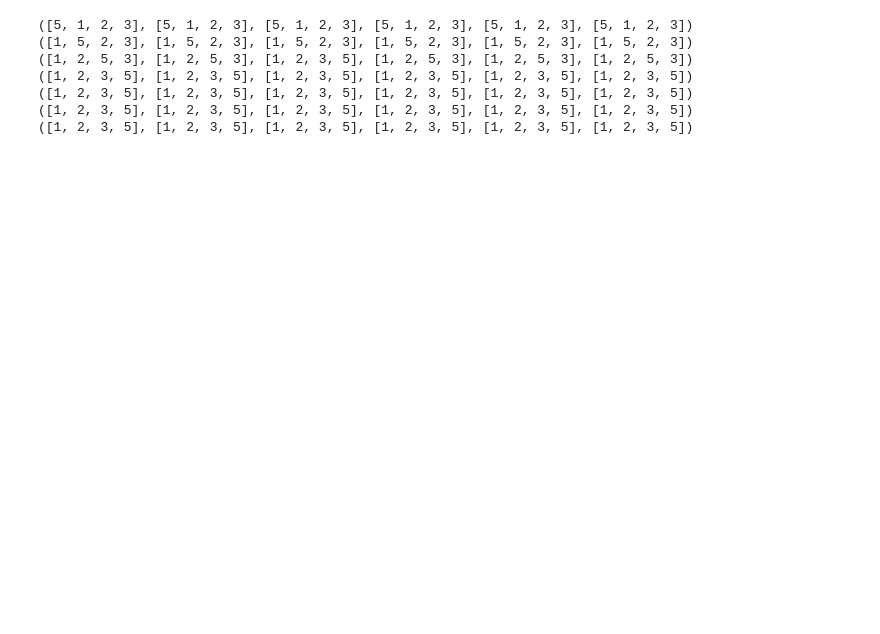
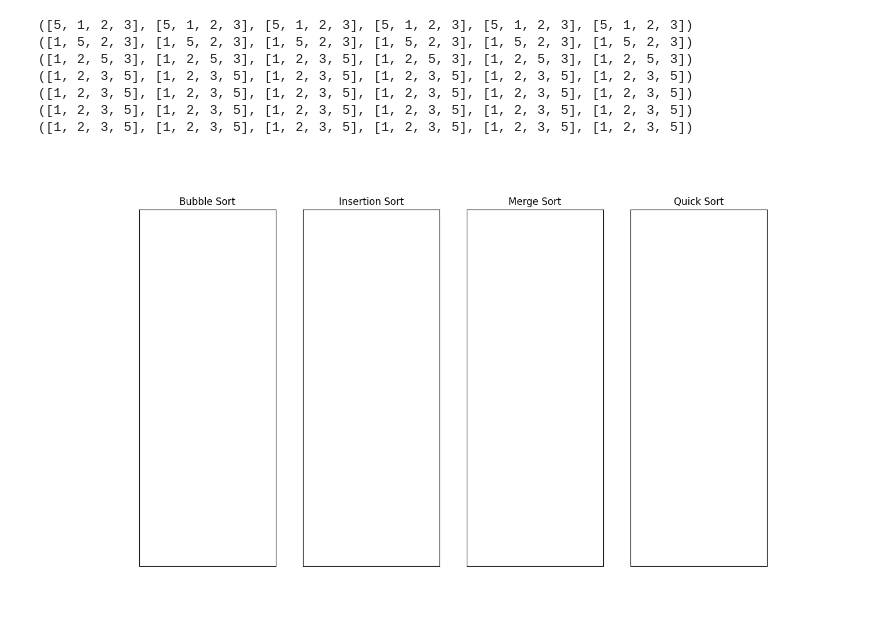
Before and after one commit to Pinkwjp/sorting-visualizer, a Jupyter notebook: src/sorting_animation.ipynb, the cells around one changed output. Cells and saved outputs as stored; diff of their text form; code cells hidden in the pictures; blank space fills up the shorter version.

```diff
--- a/src/sorting_animation.ipynb
+++ b/src/sorting_animation.ipynb
@@ -82,3 +85,88 @@ for results in zip_longest(gen_bubble_sort(nums), gen_insertion_sort(nums),
 ([1, 2, 3, 5], [1, 2, 3, 5], [1, 2, 3, 5], [1, 2, 3, 5], [1, 2, 3, 5], [1, 2, 3, 5])
 ([1, 2, 3, 5], [1, 2, 3, 5], [1, 2, 3, 5], [1, 2, 3, 5], [1, 2, 3, 5], [1, 2, 3, 5])
 ([1, 2, 3, 5], [1, 2, 3, 5], [1, 2, 3, 5], [1, 2, 3, 5], [1, 2, 3, 5], [1, 2, 3, 5])
+# %%
+%matplotlib widget
+
+import random
+import functools
+from itertools import zip_longest
+
+import matplotlib.pyplot as plt
+import matplotlib.animation as animation
+
+from importlib import reload
+import sort_funcs
+reload(sort_funcs)
+
+from sort_funcs import (gen_bubble_sort, gen_insertion_sort,
+                        gen_merge_sort, gen_quick_sort)
+
+
+# set bins and numbers
+n = 12
+hist_bins = list(range(n+1))  # edges = bins + 1
+num_min = 40
+num_max = 100
+numbers = [random.randint(num_min, num_max) for _ in range(n)]
+
+# set frames for animation
+frame_generators = [g(numbers=numbers) for g in [gen_bubble_sort, gen_insertion_sort, gen_merge_sort, gen_quick_sort]]
+frames = zip_longest(*frame_generators, fillvalue=sorted(numbers))  # some sort faster than others
+
+# set figure
+fig, (ax1, ax2, ax3, ax4) = plt.subplots(1, 4, sharey=True)
+fig.set_size_inches(14, 8)
+
+# remove ticks and labels for a clean look
+axs = [ax1, ax2, ax3, ax4]
+plt.setp(axs, xticks=[], yticks=[], ylim=(num_min * 0.5, num_max * 1.05))
+
+# set plot title
+for ax, gen in zip(axs, frame_generators):
+    ax.set_title(gen.name())
+
+# set histograms
+default_color = "green"
+hightlight_color = "pink"
+edge_color = "yellow"
+
+# ugly repeated lines, but has to keep a reference to each bar_container
+_, _, bar_container1 = ax1.hist(x=[], bins=hist_bins, lw=1, ec=edge_color, fc=default_color, alpha=0.5)
+_, _, bar_container2 = ax2.hist(x=[], bins=hist_bins, lw=1, ec=edge_color, fc=default_color, alpha=0.5)
+_, _, bar_container3 = ax3.hist(x=[], bins=hist_bins, lw=1, ec=edge_color, fc=default_color, alpha=0.5)
+_, _, bar_container4 = ax4.hist(x=[], bins=hist_bins, lw=1, ec=edge_color, fc=default_color, alpha=0.5)
+bar_containers = [bar_container1, bar_container2, bar_container3, bar_container4]
+
+# for a cleaner look
+plt.tick_params(left=False, bottom=False,
+                labelleft=False, labelbottom=False)
+
+def animate(new_heights, bar_containers):
+    for heights, bar_container in zip(new_heights, bar_containers):
+        for height, patch in zip(heights, bar_container.patches):
+            current_height = patch.get_height()
+            if current_height == 0:  # first frame
+                patch.set_height(height)
+            elif current_height != height:
+                patch.set_height(height)
+                patch.set_facecolor("pink")  # highlight the numbers that swapped positions
+            else:
+                patch.set_facecolor("green")  # default color
+    return bar_containers
+
+func_x = functools.partial(animate, bar_containers=bar_containers)
+
+func_animation = animation.FuncAnimation(fig=fig,
+                                        #  func=func,
+                                            func=func_x,
+                                            interval=400,
+                                            # frames=sort_func(numbers),
+                                            frames=frames,
+                                            blit=True,
+                                            repeat=False,
+                                            cache_frame_data=False)  # to suppress warning
+
+plt.show()
+# %% [output]
+[figure, added]
```
Also changed, not shown: parts of 5 cells of this notebook.
